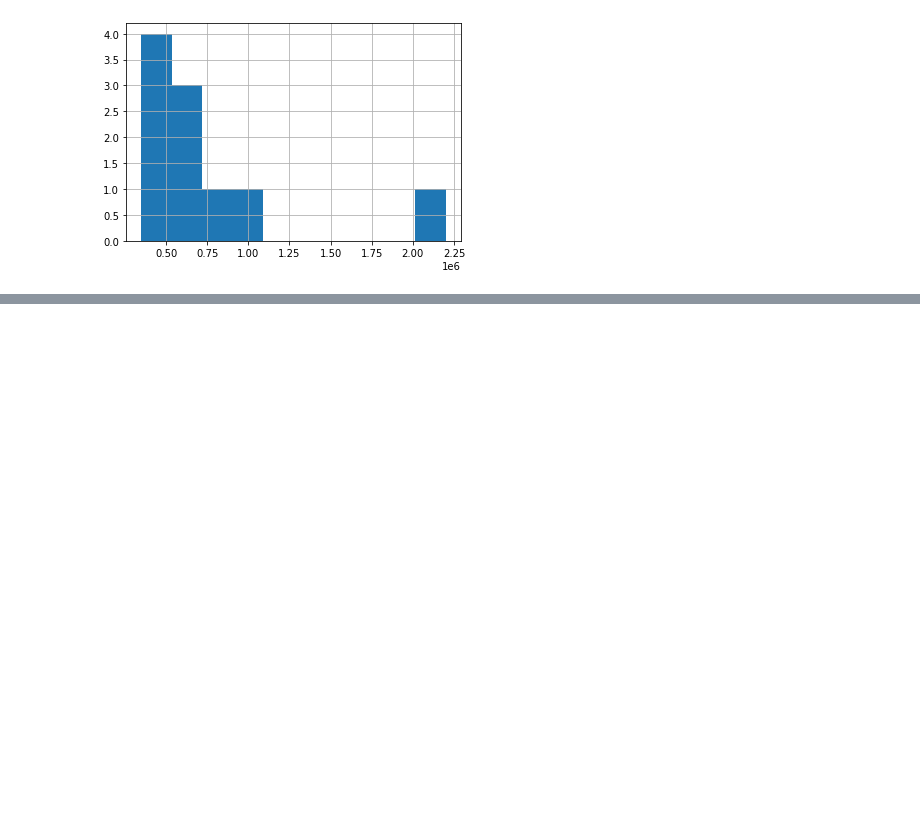
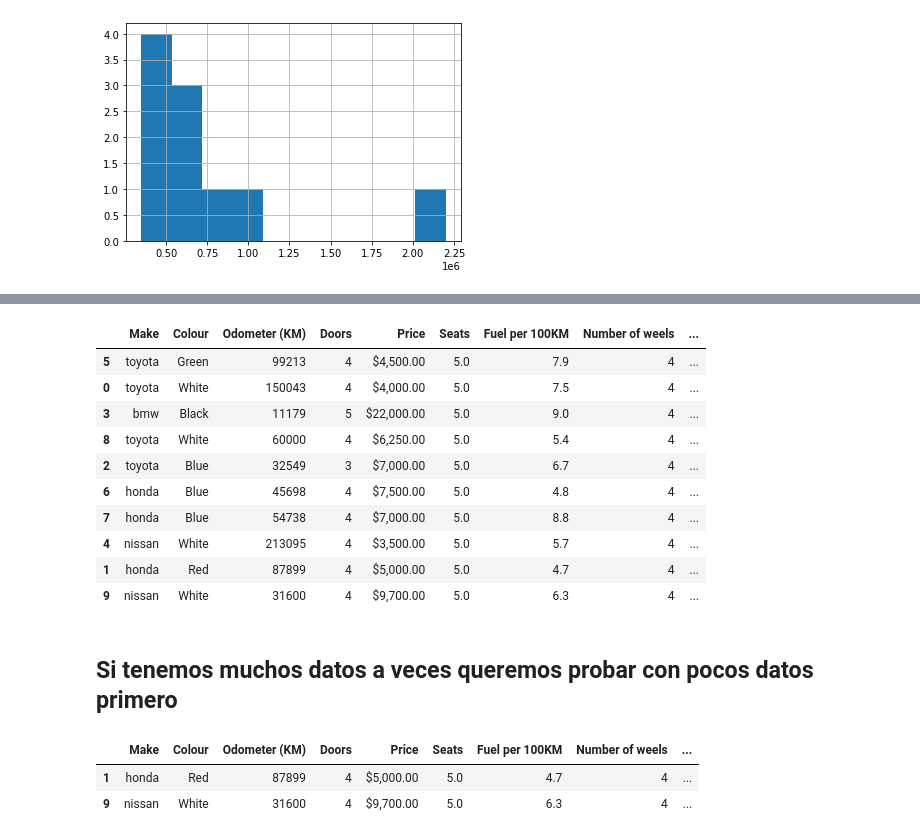
Before and after one commit to agustinruiz/machine-learning-course, a Jupyter notebook: sample_project/Intorduction-to-pandas.ipynb, the cells around one changed output, grey strips where cells are left out. Saved outputs shown, nothing was run; the diff lists cells and outputs as text; code cells hidden in the pictures; blank space fills up the shorter version.

Commit message:
ML Course - Pandas - Manipulating data

```diff
--- a/sample_project/Intorduction-to-pandas.ipynb
+++ b/sample_project/Intorduction-to-pandas.ipynb
@@ -391,0 +649,25 @@ car_sales["Price"].str.replace('[\$\,\.]','').astype(int).hist()
+# %%
+# Para mezclar se usa la funcion sample, a la que se le pasa el parametro frac que es el porcentaje de datos a tomar. 1 es el %100 de los datos
+car_sales_shuffled = car_sales.sample(frac=1)
+car_sales_shuffled
+# %% [output]
+|  | Make | Colour | Odometer (KM) | Doors | Price | Seats | Fuel per 100KM | Number of weels | ... |
+| 5 | toyota | Green | 99213 | 4 | $4,500.00 | 5.0 | 7.9 | 4 | ... |
+| 0 | toyota | White | 150043 | 4 | $4,000.00 | 5.0 | 7.5 | 4 | ... |
+| 3 | bmw | Black | 11179 | 5 | $22,000.00 | 5.0 | 9.0 | 4 | ... |
+| 8 | toyota | White | 60000 | 4 | $6,250.00 | 5.0 | 5.4 | 4 | ... |
+| 2 | toyota | Blue | 32549 | 3 | $7,000.00 | 5.0 | 6.7 | 4 | ... |
+| 6 | honda | Blue | 45698 | 4 | $7,500.00 | 5.0 | 4.8 | 4 | ... |
+| 7 | honda | Blue | 54738 | 4 | $7,000.00 | 5.0 | 8.8 | 4 | ... |
+| 4 | nissan | White | 213095 | 4 | $3,500.00 | 5.0 | 5.7 | 4 | ... |
+| 1 | honda | Red | 87899 | 4 | $5,000.00 | 5.0 | 4.7 | 4 | ... |
+| 9 | nissan | White | 31600 | 4 | $9,700.00 | 5.0 | 6.3 | 4 | ... |
+# %% [markdown]
+## Si tenemos muchos datos a veces queremos probar con pocos datos primero
+# %%
+# oly %20 of the data
+car_sales.sample(frac=0.2)
+# %% [output]
+|  | Make | Colour | Odometer (KM) | Doors | Price | Seats | Fuel per 100KM | Number of weels | ... |
+| 1 | honda | Red | 87899 | 4 | $5,000.00 | 5.0 | 4.7 | 4 | ... |
+| 9 | nissan | White | 31600 | 4 | $9,700.00 | 5.0 | 6.3 | 4 | ... |
```
Also changed, not shown: parts of 31 cells of this notebook, 2 other files.
